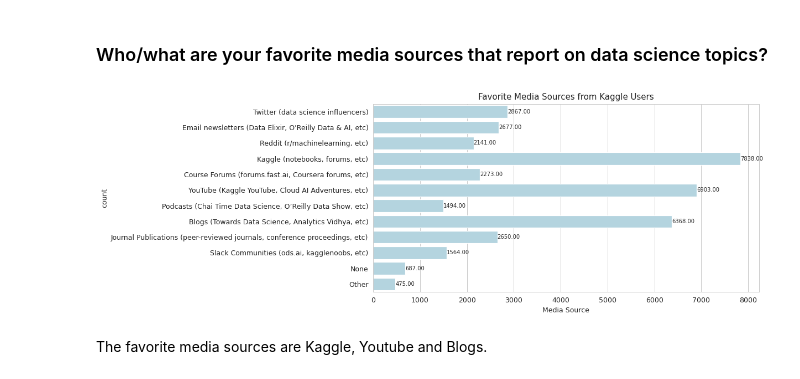
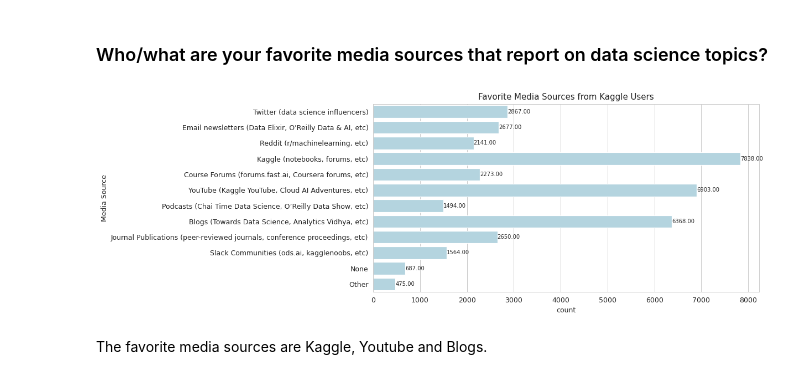
Before and after one commit to Gabrielle-Ribeiro/kaggle-survey-2020, a Jupyter notebook: Kaggle_Machine_Learning_and_Data_Science_Survey_2020.ipynb, the cells around one changed output. Cells and saved outputs as stored; diff of their text form; code cells hidden in the pictures.

```diff
--- a/Kaggle_Machine_Learning_and_Data_Science_Survey_2020.ipynb
+++ b/Kaggle_Machine_Learning_and_Data_Science_Survey_2020.ipynb
@@ -575,28 +575,29 @@ Seems that the most used platform for data science courses is Coursera.
 # %%
 df_platforms = df.loc[:, 'Q39_Part_1':'Q39_OTHER']
 
 y = ['Twitter (data science influencers)',
      "Email newsletters (Data Elixir, O'Reilly Data & AI, etc)",
      'Reddit (r/machinelearning, etc)', 'Kaggle (notebooks, forums, etc)',
      'Course Forums (forums.fast.ai, Coursera forums, etc)',
      'YouTube (Kaggle YouTube, Cloud AI Adventures, etc)',
      'Podcasts (Chai Time Data Science, O’Reilly Data Show, etc)',
      'Blogs (Towards Data Science, Analytics Vidhya, etc)',
      'Journal Publications (peer-reviewed journals, conference proceedings, etc)',
      'Slack Communities (ods.ai, kagglenoobs, etc)', 'None', 'Other']
 X = df_platforms.count().values
 
 plt.figure(figsize=(10,5), dpi=90)
 
 ax = sns.barplot(x=X, y=y, color='lightblue')
 display_bar_values(ax, 'h')
 
 plt.title('Favorite Media Sources from Kaggle Users')
-plt.xlabel('Media Source')
-plt.ylabel('count')
+plt.xlabel('count')
+plt.ylabel('Media Source')
+
 
 plt.show()
 # %% [output]
-[figure, old version]
+[figure, new version]
 # %% [markdown]
 The favorite media sources are Kaggle, Youtube and Blogs.
```
Also changed, not shown: parts of 1 cell of this notebook.
